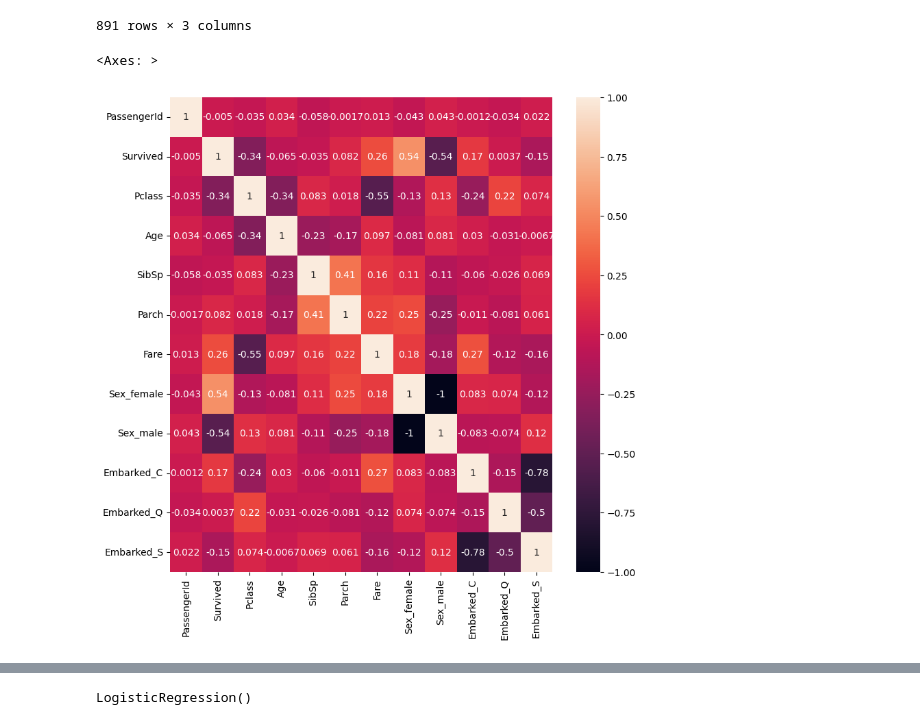
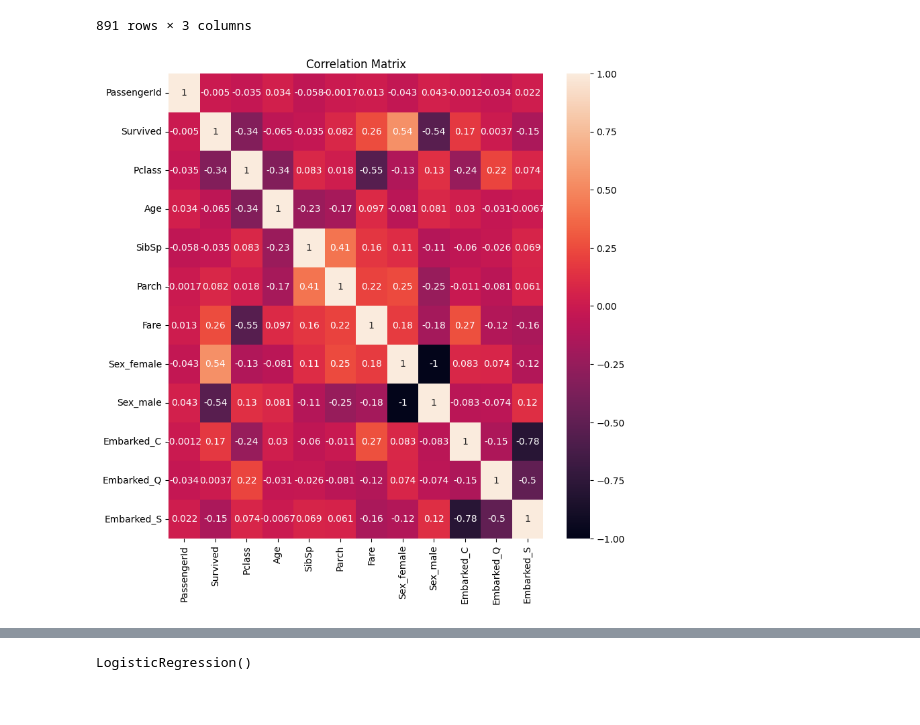
Before and after one commit to pkdc/titanic-survival-prediction, a Jupyter notebook: notebook/titanic.ipynb, the cells around one changed output, grey strips where cells are left out. Drawn from its saved outputs; the diff is of its cells as text; code cells hidden in the pictures.

```diff
--- a/notebook/titanic.ipynb
+++ b/notebook/titanic.ipynb
@@ -346,10 +363,11 @@ corr_matrix = train_data.corr(numeric_only=True)
 # %%
 plt.figure(figsize=(9,9))
 
 sns.heatmap(corr_matrix, annot=True)
+plt.title('Correlation Matrix')
+plt.savefig('../figures/correlation_matrix.jpeg')
 # %% [output]
-<Axes: >
-[figure, old version]
+[figure, new version]
 # %%
 # drop columns that are not useful
 train_data = train_data.drop(columns=['Name', 'Ticket', 'PassengerId'])
```
Also changed, not shown: parts of 12 cells of this notebook, 4 other files.
